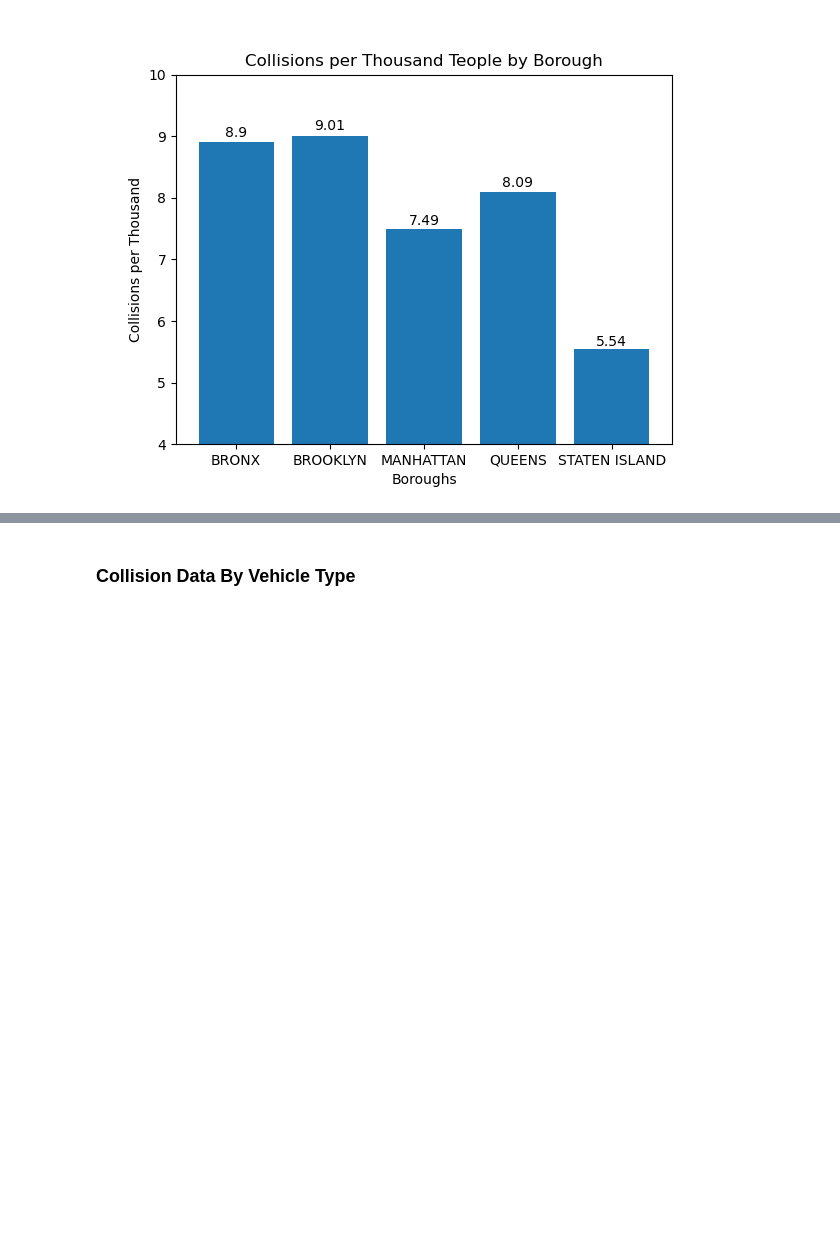
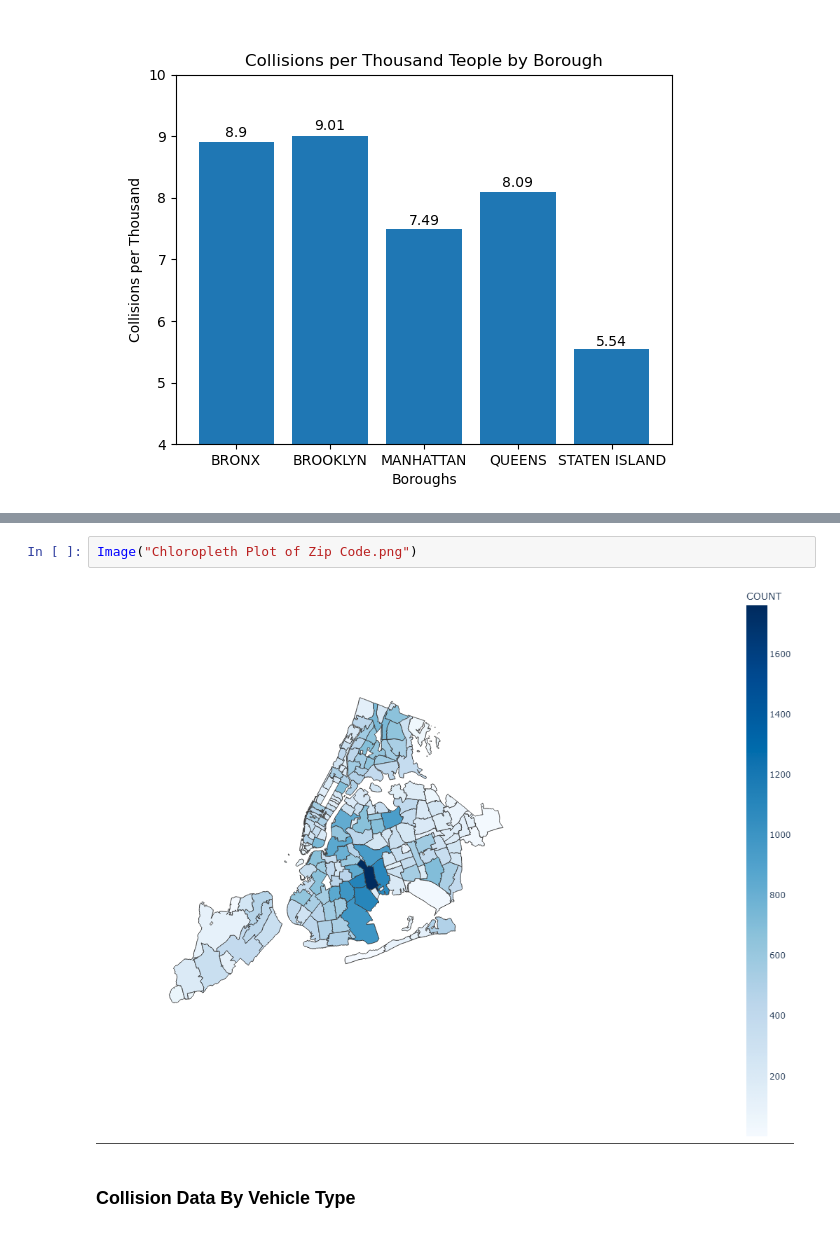
Before and after one commit to UCB-stat-159-s23/project-group19, a Jupyter notebook: main.ipynb, the cells around one changed output, grey strips where cells are left out. Drawn from its saved outputs; the diff is of its cells as text; blank space fills up the shorter version.

```diff
--- a/main.ipynb
+++ b/main.ipynb
@@ -33,3 +47,7 @@ Image("Charts/Collisions per Thousand People by Borough.png")
+# %%
+Image("Chloropleth Plot of Zip Code.png")
+# %% [output]
+[figure, added]
 # %% [markdown]
 ### Collision Data By Vehicle Type
 # %% [markdown]
```
Also changed, not shown: parts of 22 cells of this notebook, 11 other files.
